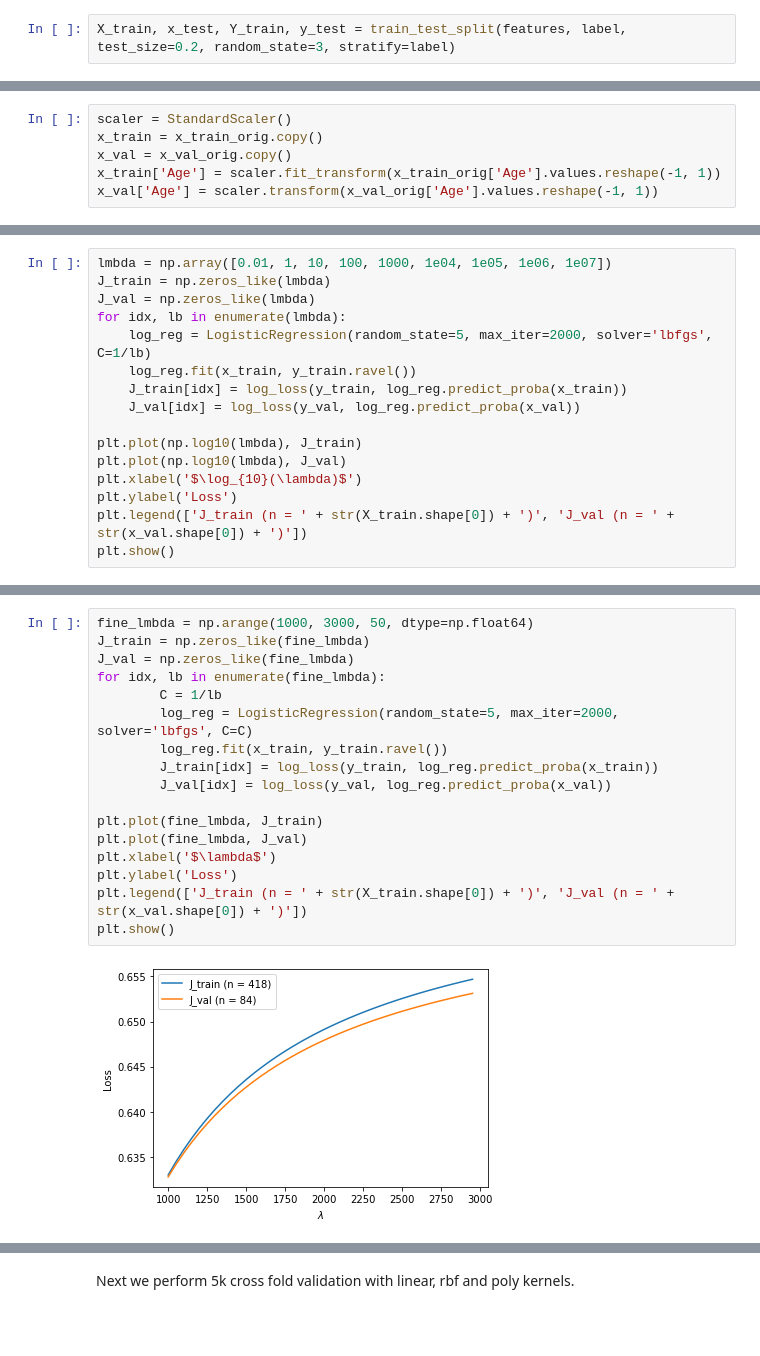
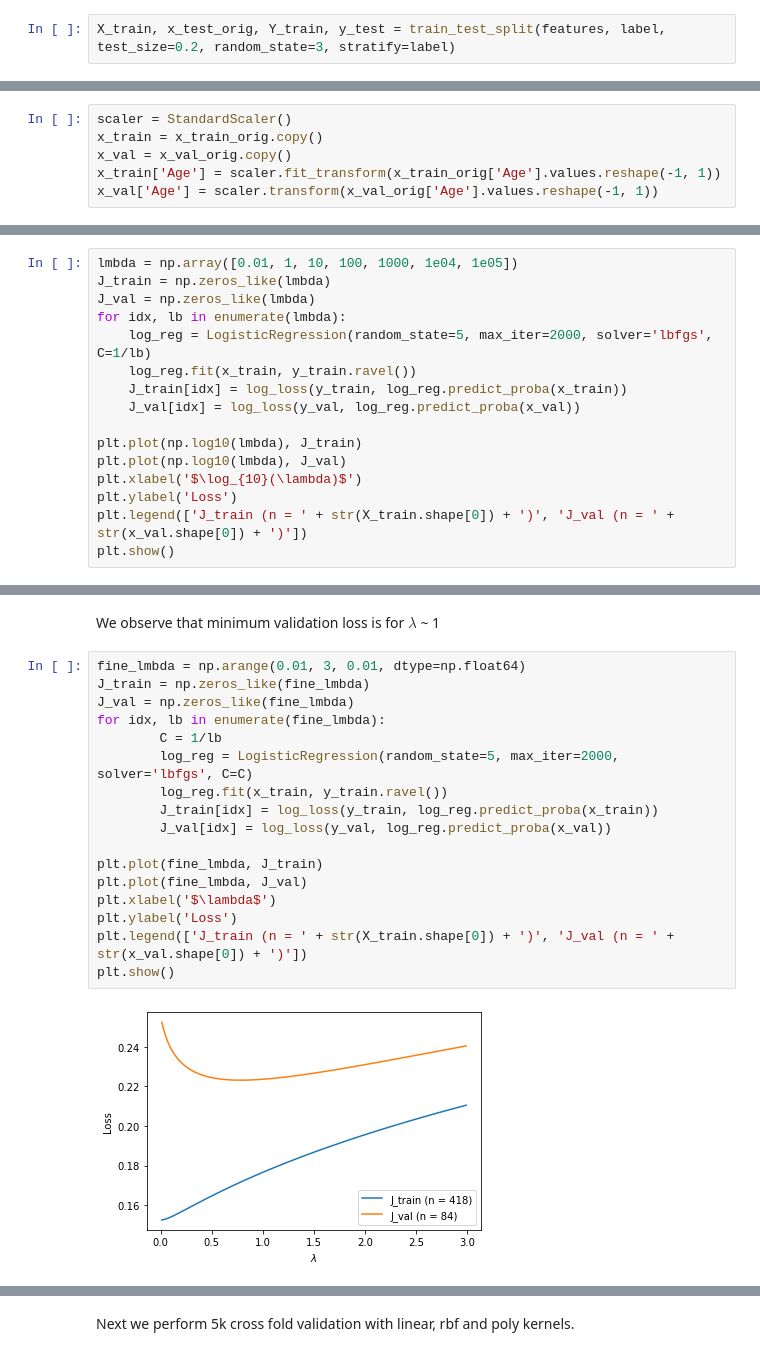
Before and after one commit to mlh-master/hw2_mlh-amit-yoel, a Jupyter notebook: HW2.ipynb, the cells around one changed output, grey strips where cells are left out. Drawn from its saved outputs; the diff is of its cells as text; blank space fills up the shorter version.

```diff
--- a/HW2.ipynb
+++ b/HW2.ipynb
@@ -104,7 +104,7 @@ label = c_dataset[['Diagnosis']]
 ### Part 2
 **Perform a test-train split of 20% test.**
 # %%
-X_train, x_test, Y_train, y_test = train_test_split(features, label, test_size=0.2, random_state=3, stratify=label)
+X_train, x_test_orig, Y_train, y_test = train_test_split(features, label, test_size=0.2, random_state=3, stratify=label)
 # %% [markdown]
 ### Part 3
 **Provide a detailed visualization and exploration of the data.**
@@ -315,5 +317,5 @@ x_val['Age'] = scaler.transform(x_val_orig['Age'].values.reshape(-1, 1))
 # %%
-lmbda = np.array([0.01, 1, 10, 100, 1000, 1e04, 1e05, 1e06, 1e07])
+lmbda = np.array([0.01, 1, 10, 100, 1000, 1e04, 1e05])
 J_train = np.zeros_like(lmbda)
 J_val = np.zeros_like(lmbda)
 for idx, lb in enumerate(lmbda):
@@ -333,20 +335,22 @@ plt.show()
+# %% [markdown]
+We observe that minimum validation loss is for $\lambda$ ~ 1
 # %%
-fine_lmbda = np.arange(1000, 3000, 50, dtype=np.float64)
+fine_lmbda = np.arange(0.01, 3, 0.01, dtype=np.float64)
 J_train = np.zeros_like(fine_lmbda)
 J_val = np.zeros_like(fine_lmbda)
 for idx, lb in enumerate(fine_lmbda):
         C = 1/lb
         log_reg = LogisticRegression(random_state=5, max_iter=2000, solver='lbfgs', C=C)
         log_reg.fit(x_train, y_train.ravel())
         J_train[idx] = log_loss(y_train, log_reg.predict_proba(x_train))
         J_val[idx] = log_loss(y_val, log_reg.predict_proba(x_val))
 
 plt.plot(fine_lmbda, J_train)
 plt.plot(fine_lmbda, J_val)
 plt.xlabel('$\lambda$')
 plt.ylabel('Loss')
 plt.legend(['J_train (n = ' + str(X_train.shape[0]) + ')', 'J_val (n = ' + str(x_val.shape[0]) + ')'])
 plt.show()
 # %% [output]
-[figure, old version]
+[figure, new version]
 # %%
```
Also changed, not shown: parts of 26 cells of this notebook.
